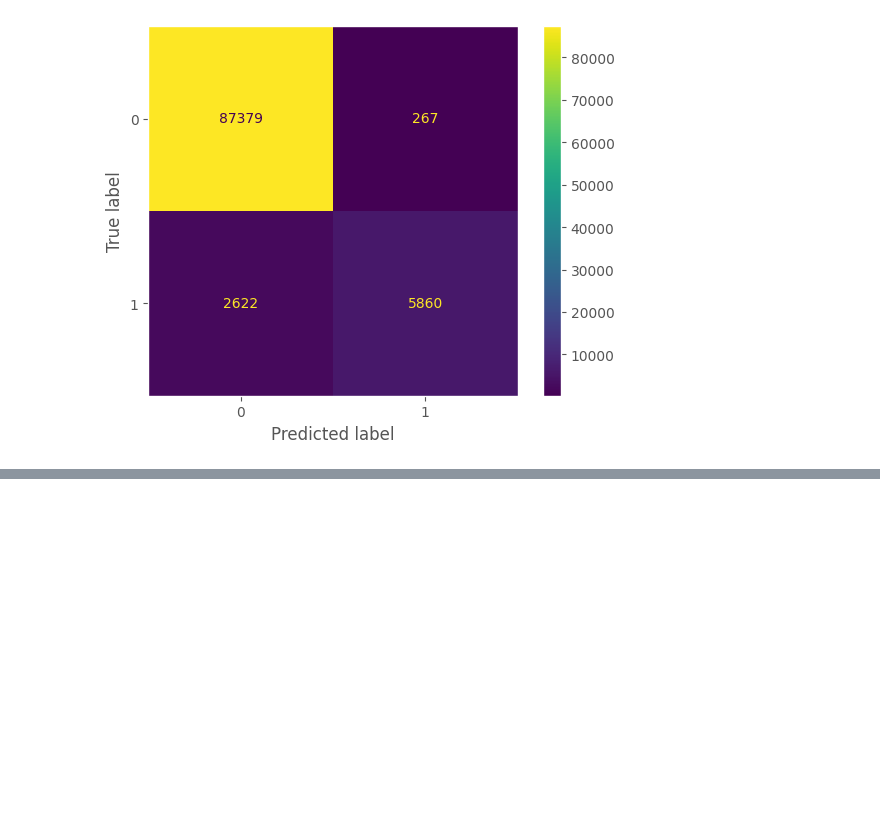
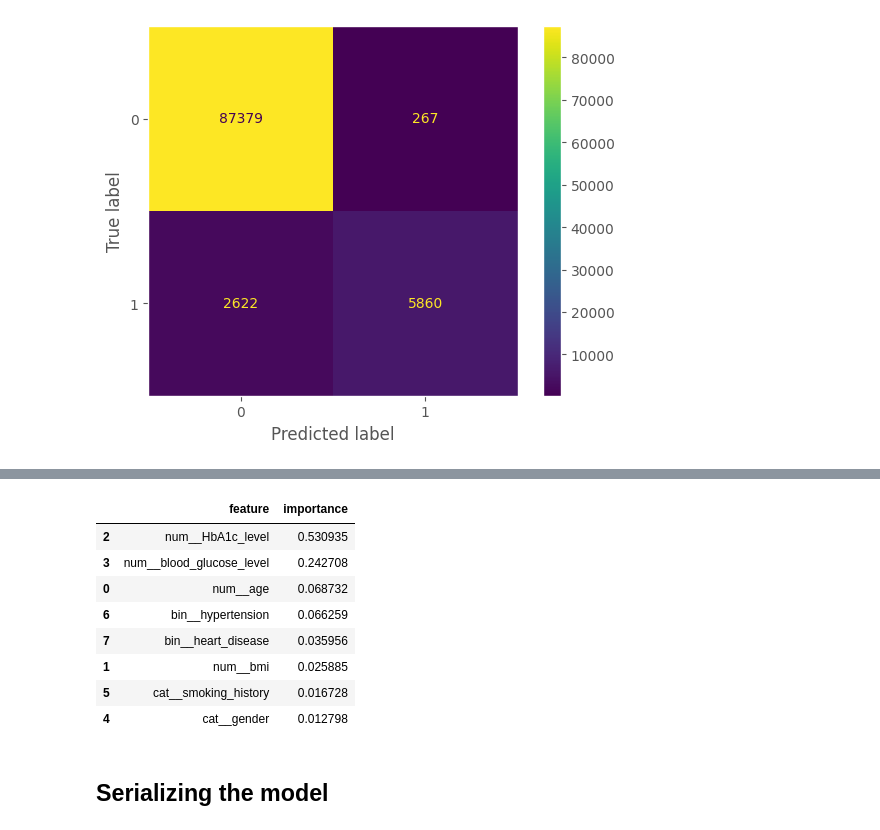
Before and after one commit to andreprovensi/diabetes_machine_learning_app, a Jupyter notebook: diabetes_notebook.ipynb, the cells around one changed output, grey strips where cells are left out. Saved outputs shown, nothing was run; the diff lists cells and outputs as text; code cells hidden in the pictures; blank space fills up the shorter version.

```diff
--- a/diabetes_notebook.ipynb
+++ b/diabetes_notebook.ipynb
@@ -726,0 +748,19 @@ None
+# %%
+# Best parameters found by optuna
+best_params = {'reg_lambda': 0.00031249412530713833,
+ 'reg_alpha': 0.00033535177478728805,
+ 'subsample': 0.7,
+ 'colsample_bytree': 0.9293721095161058,
+ 'n_estimators': 700,
+ 'max_depth': 4,
+ 'min_child_weight': 28,
+ 'eta': 0.016106892579188372,
+ 'gamma': 0.009912997855769809,
+ 'grow_policy': 'lossguide',
+ 'scale_pos_weight': 5.210575001701198}
+# %%
+final_model = XGBClassifier(**best_params, random_state=SEED)
+
+final_pipeline_classifier = create_classification_pipeline(final_model)
+
+final_pipeline_classifier.fit(X, y)
@@ -726,0 +785,19 @@ None
+# %%
+final_classifier = final_pipeline_classifier[-1]
+final_transformer = final_pipeline_classifier[0]
+# %%
+dict_feature_importances = {'feature':final_transformer.get_feature_names_out(), 'importance':final_classifier.feature_importances_}
+df_feature_importances = pd.DataFrame.from_dict(dict_feature_importances).sort_values(by='importance',ascending=False)
+df_feature_importances
+# %% [output]
+|  | feature | importance |
+| 2 | num__HbA1c_level | 0.530935 |
+| 3 | num__blood_glucose_level | 0.242708 |
+| 0 | num__age | 0.068732 |
+| 6 | bin__hypertension | 0.066259 |
+| 7 | bin__heart_disease | 0.035956 |
+| 1 | num__bmi | 0.025885 |
+| 5 | cat__smoking_history | 0.016728 |
+| 4 | cat__gender | 0.012798 |
+# %% [markdown]
+<h2>Serializing the model</h2>
```
Also changed, not shown: parts of 20 cells of this notebook, 2 other files.
